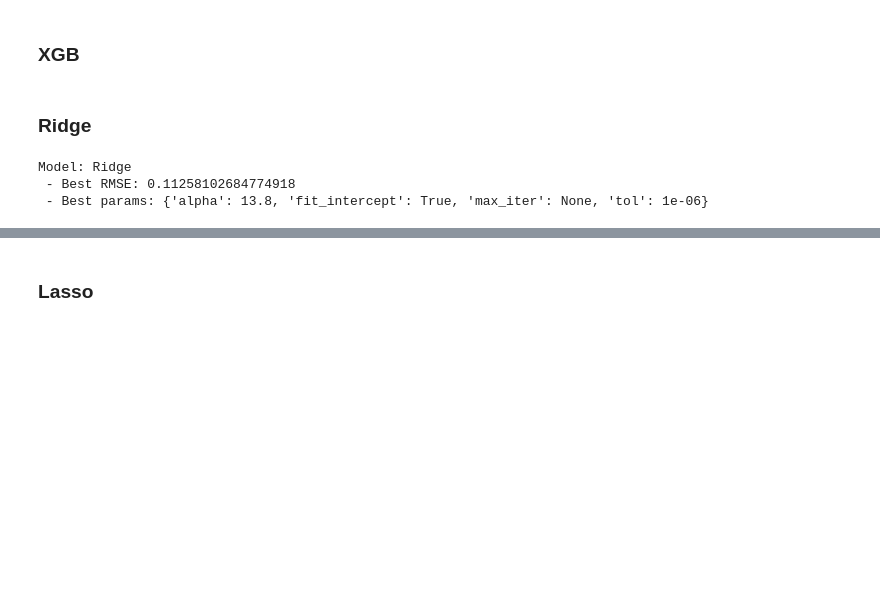
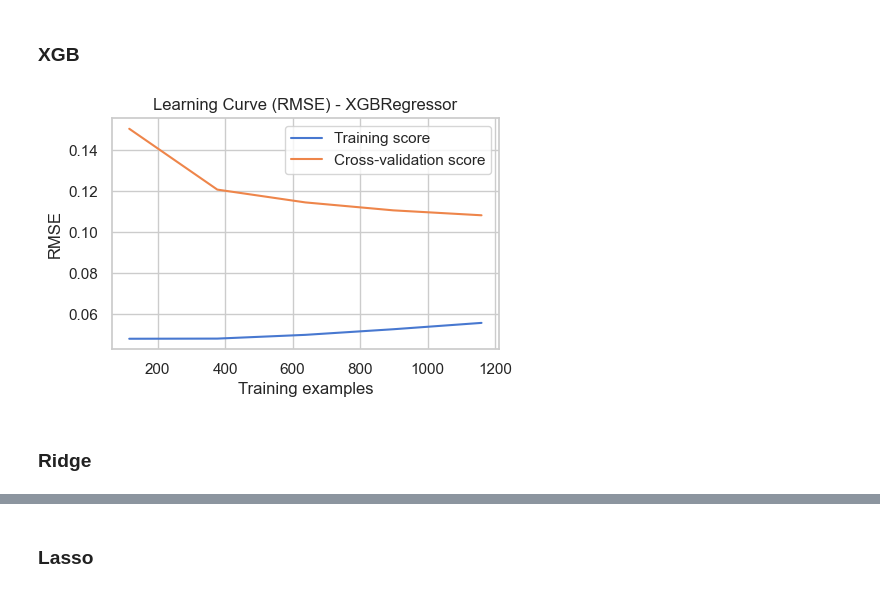
Before and after one commit to sjuanati/DataSciLabs, a Jupyter notebook: projects/kaggle/02_house_prices/house_prices.ipynb, the cells around one changed output, grey strips where cells are left out. Cells and saved outputs as stored; diff of their text form; code cells hidden in the pictures; blank space fills up the shorter version.

```diff
--- a/projects/kaggle/02_house_prices/house_prices.ipynb
+++ b/projects/kaggle/02_house_prices/house_prices.ipynb
@@ -189,10 +226,10 @@ def add_aggr_features(df):
 
     # total square footage of the house might be better indicator than individual
     # measurements, as it gives a holistic view of the size of the house.
-    df["TotalSF"] = df["TotalBsmtSF"] + df["1stFlrSF"] + df["2ndFlrSF"]
+    df["Total_Area"] = df["TotalBsmtSF"] + df["1stFlrSF"] + df["2ndFlrSF"]
 
-    # same as above for total ^2 footage across different levels of the house.
-    df["Total_sqr_footage"] = (
+    # # same as above for total ^2 footage across different levels of the house.
+    df["Total_Area_All_Levels"] = (
         df["BsmtFinSF1"] + df["BsmtFinSF2"] + df["1stFlrSF"] + df["2ndFlrSF"]
     )
 
@@ -207,7 +244,7 @@ def add_aggr_features(df):
 
     # combines all types of porches and decks to give an overall measure of the outdoor
     # living space: Outdoor spaces can add significant value to a property.
-    df["Total_porch_sf"] = (
+    df["Total_Porch"] = (
         df["OpenPorchSF"]
         + df["3SsnPorch"]
         + df["EnclosedPorch"]
@@ -784,7 +859,9 @@ xgb = fit_xgb_regressor(
     subsample=0.4,
 )
 # %%
-# plot_learning_curve(xgb)
+plot_learning_curve(xgb)
+# %% [output]
+[figure, added]
 # %% [markdown]
 ### Ridge
 # %%
@@ -795,11 +872,7 @@ params = {
     "tol": [0.000001, 0.0000025, 0.000005, 0.00001, 0.00002],
 }
 
-evaluate_model_grid_search_cv(ridge, X_train, y_train, params, 10)
+# evaluate_model_grid_search_cv(ridge, X_train, y_train, params, 10)
-# %% [output]
-Model: Ridge
- - Best RMSE: 0.11258102684774918
- - Best params: {'alpha': 13.8, 'fit_intercept': True, 'max_iter': None, 'tol': 1e-06}
 # %%
 ridge = fit_ridge_regressor(
     alpha=13.7,
```
Also changed, not shown: parts of 16 cells of this notebook.
